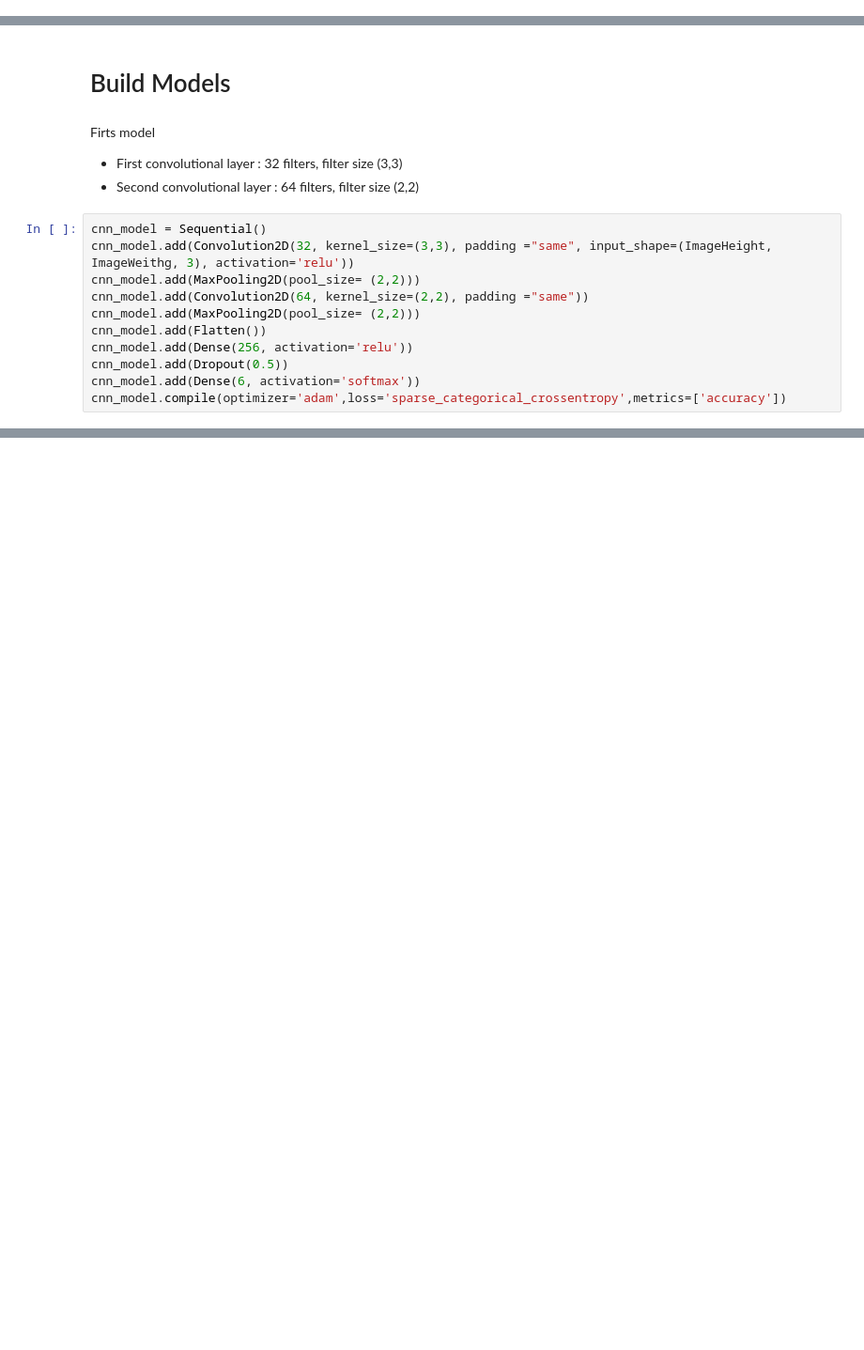
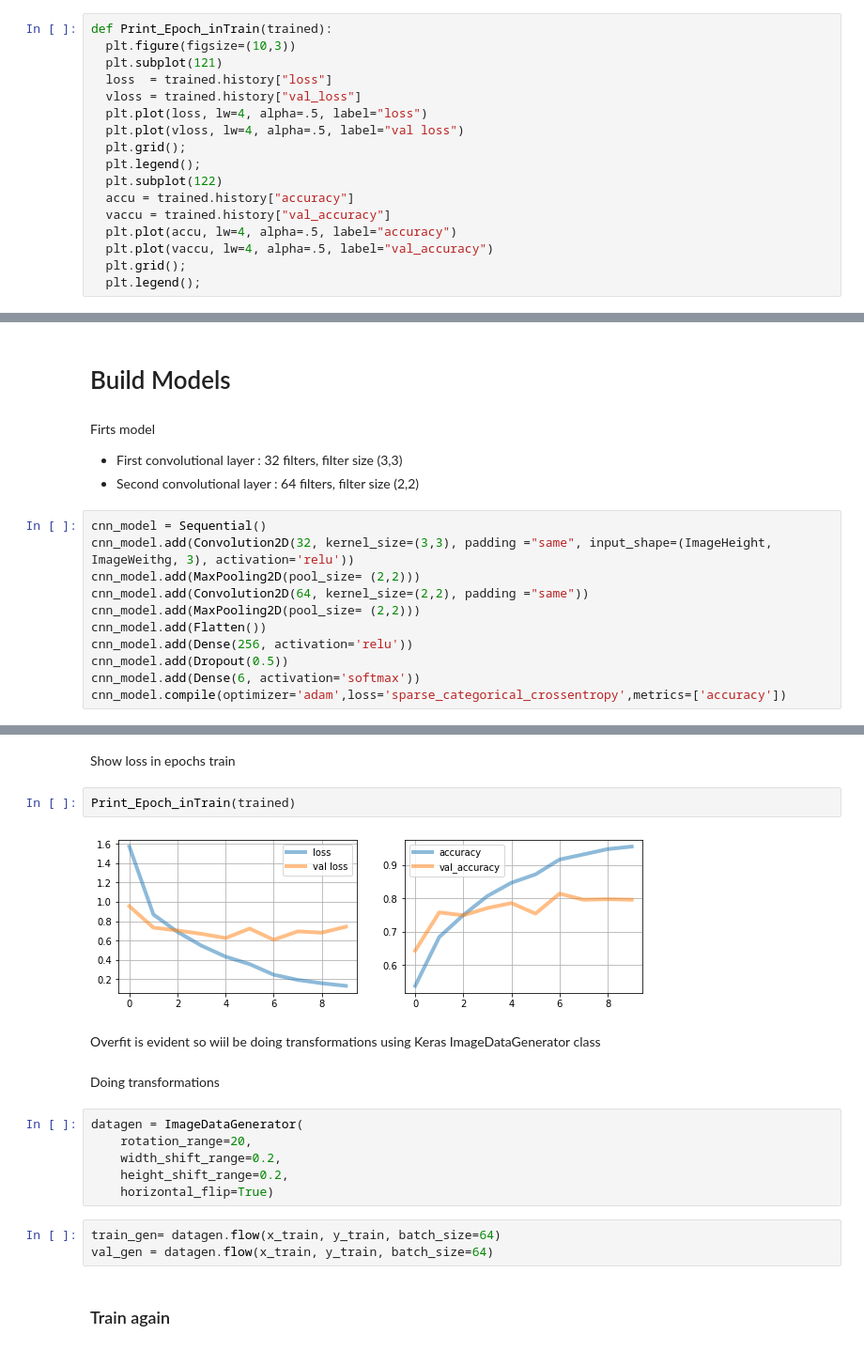
Before and after one commit to yuaquintero/U4-Project-CNN, a Jupyter notebook: CNN_Scene_clasification.ipynb, the cells around one changed output, grey strips where cells are left out. Shown at 94% size. Saved outputs shown, nothing was run; the diff lists cells and outputs as text; blank space fills up the shorter version.

```diff
--- a/CNN_Scene_clasification.ipynb
+++ b/CNN_Scene_clasification.ipynb
@@ -188,0 +206,17 @@ for i in range(5):
+# %%
+def Print_Epoch_inTrain(trained):
+  plt.figure(figsize=(10,3))
+  plt.subplot(121)
+  loss  = trained.history["loss"]
+  vloss = trained.history["val_loss"]
+  plt.plot(loss, lw=4, alpha=.5, label="loss")
+  plt.plot(vloss, lw=4, alpha=.5, label="val loss")
+  plt.grid();
+  plt.legend();
+  plt.subplot(122)
+  accu = trained.history["accuracy"]
+  vaccu = trained.history["val_accuracy"]
+  plt.plot(accu, lw=4, alpha=.5, label="accuracy")
+  plt.plot(vaccu, lw=4, alpha=.5, label="val_accuracy")
+  plt.grid();
+  plt.legend();
@@ -227 +325,22 @@ _________________________________________________________________
+# %% [markdown]
+Show loss in epochs train
+# %%
+Print_Epoch_inTrain(trained)
+# %% [output]
+[figure, added]
+# %% [markdown]
+Overfit is evident so wiil be doing transformations using Keras ImageDataGenerator class
+# %% [markdown]
+Doing transformations
+# %%
+datagen = ImageDataGenerator(
+    rotation_range=20,
+    width_shift_range=0.2,
+    height_shift_range=0.2,
+    horizontal_flip=True)
+# %%
+train_gen= datagen.flow(x_train, y_train, batch_size=64)
+val_gen = datagen.flow(x_train, y_train, batch_size=64)
+# %% [markdown]
+### Train again
 # %%
```
Also changed, not shown: parts of 50 cells of this notebook.
